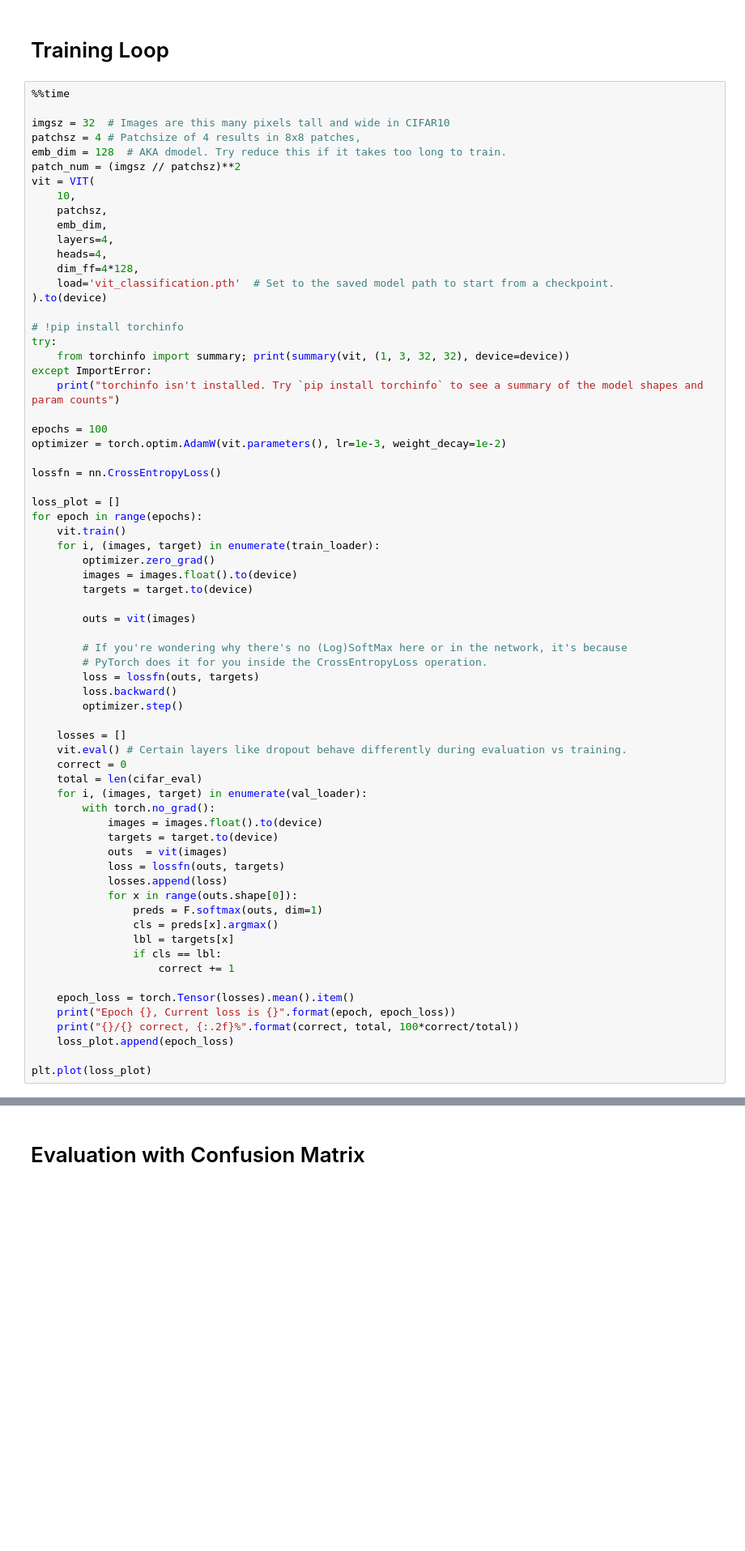
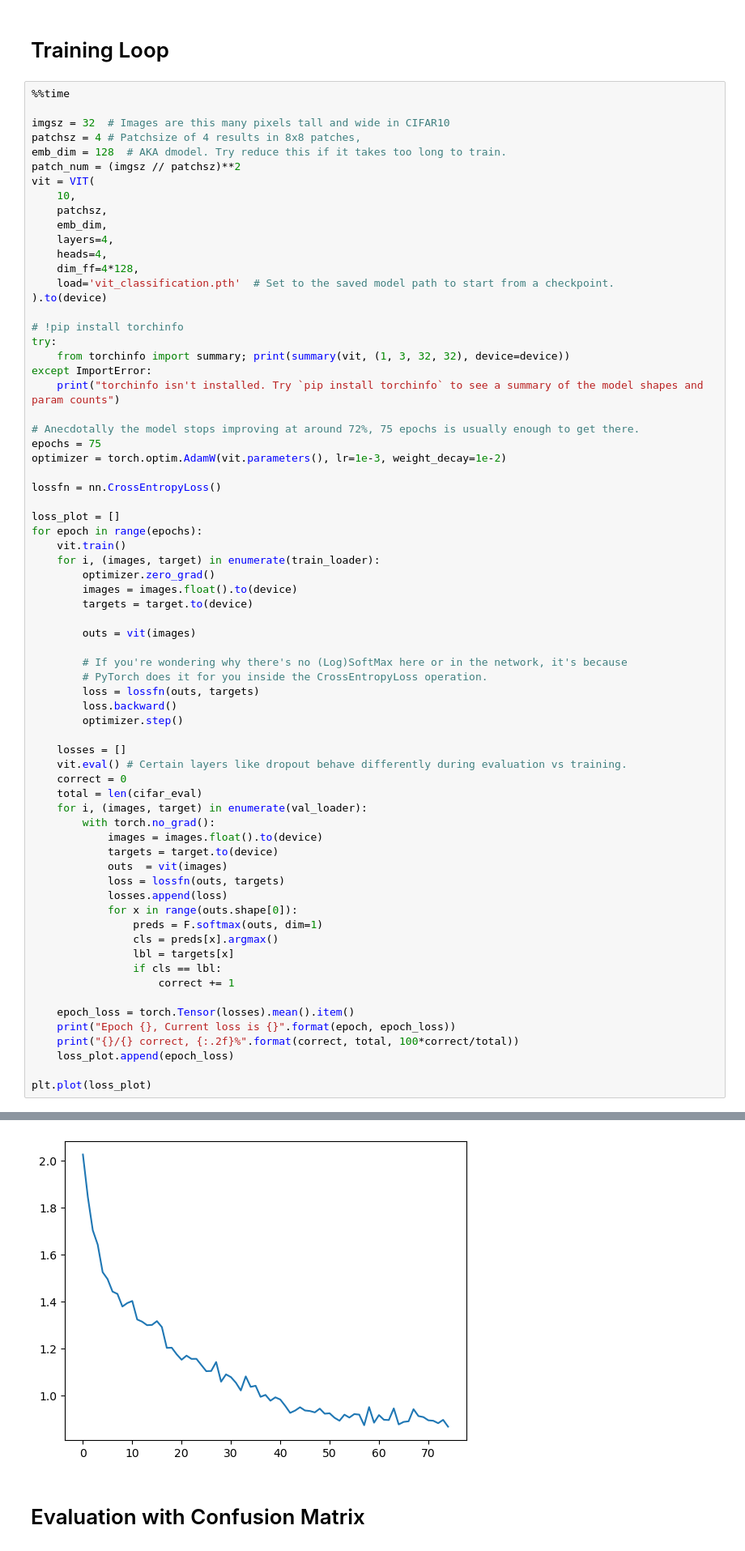
Before and after one commit to kyflores/ml-ks, a Jupyter notebook: minivit_custom_nn.ipynb, the cells around one changed output, grey strips where cells are left out. Shown: that part at 81% size. Cells and saved outputs as stored; diff of their text form; blank space fills up the shorter version.

```diff
--- a/minivit_custom_nn.ipynb
+++ b/minivit_custom_nn.ipynb
@@ -266,7 +276,8 @@ try:
 except ImportError:
     print("torchinfo isn't installed. Try `pip install torchinfo` to see a summary of the model shapes and param counts")
 
-epochs = 100
+# Anecdotally the model stops improving at around 72%, 75 epochs is usually enough to get there.
+epochs = 75
 optimizer = torch.optim.AdamW(vit.parameters(), lr=1e-3, weight_decay=1e-2)
 
 lossfn = nn.CrossEntropyLoss()
@@ -311,3 +322,4 @@ for epoch in range(epochs):
     loss_plot.append(epoch_loss)
 
 plt.plot(loss_plot)
+# %% [output]
@@ -314,3 +344,4 @@ plt.plot(loss_plot)
+[figure, added]
 # %% [markdown]
 # Evaluation with Confusion Matrix
 # %% [markdown]
```
Also changed, not shown: parts of 13 cells of this notebook.
